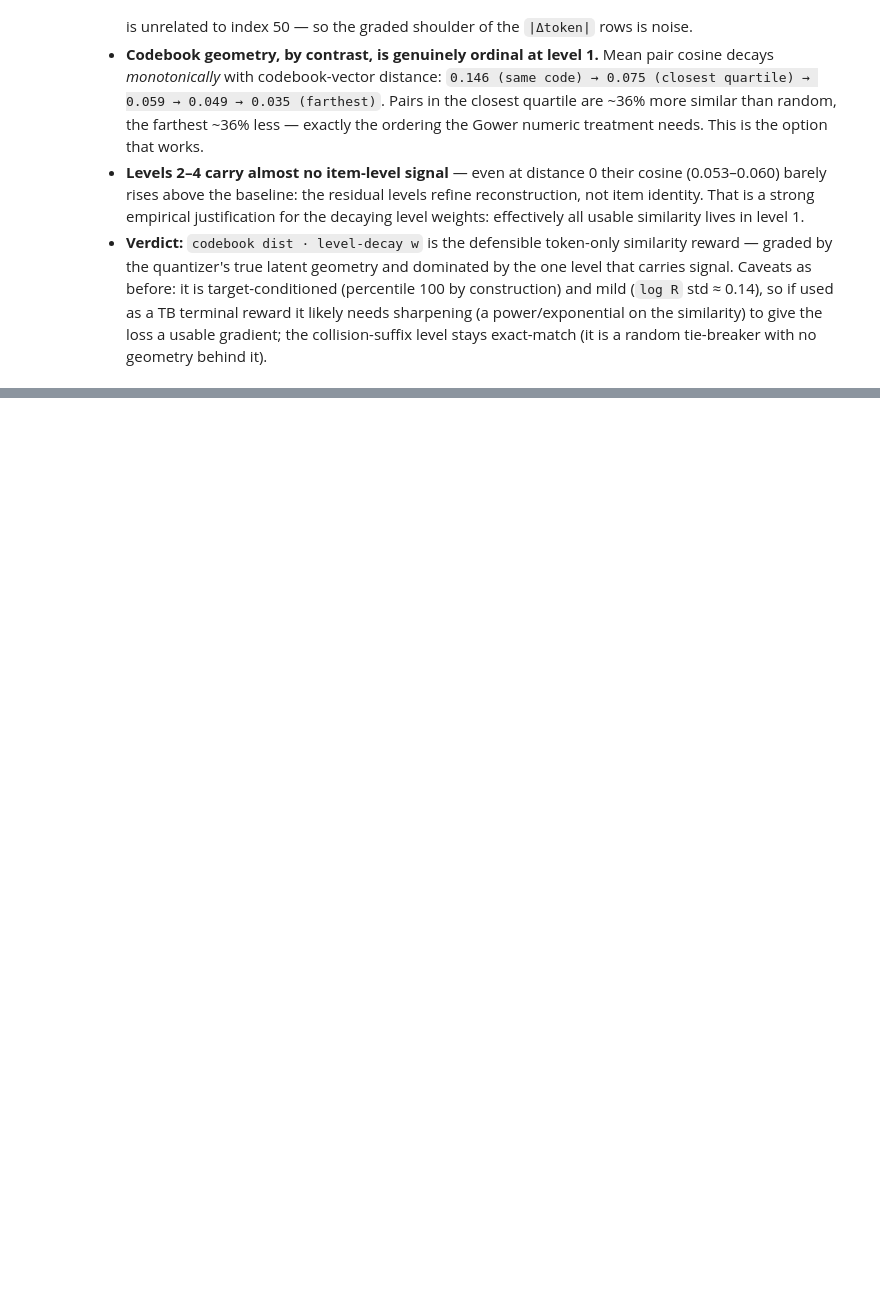
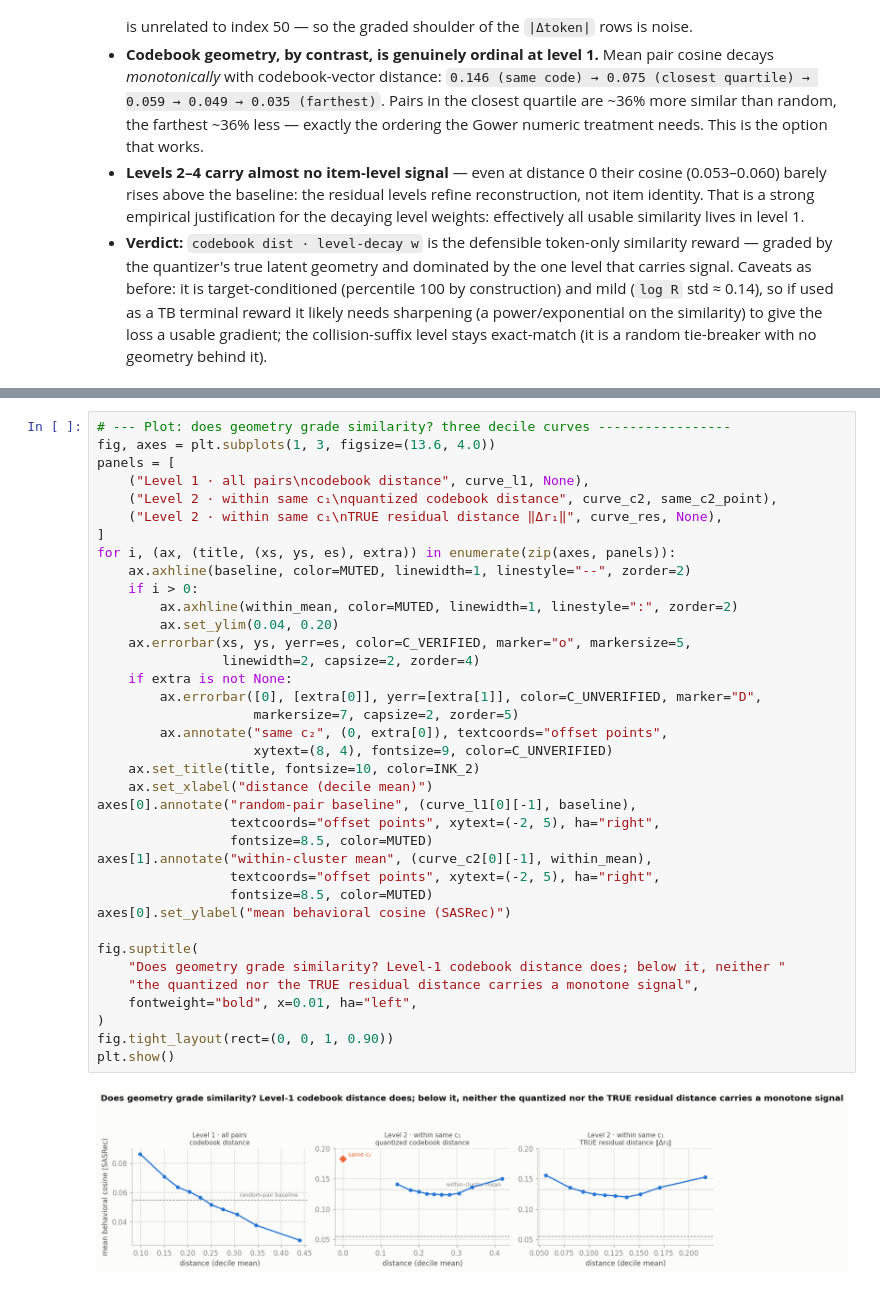
Before and after one commit to Anaxagor/flowrec, a Jupyter notebook: examples/amazon_reward_analysis.ipynb, the cells around one changed output, grey strips where cells are left out. Saved outputs shown, nothing was run; the diff lists cells and outputs as text; blank space fills up the shorter version.

```diff
--- a/examples/amazon_reward_analysis.ipynb
+++ b/examples/amazon_reward_analysis.ipynb
@@ -1281,0 +1855,39 @@ by CODEBOOK-vector distance (quartiles of nonzero distances):
+# %%
+# --- Plot: does geometry grade similarity? three decile curves -----------------
+fig, axes = plt.subplots(1, 3, figsize=(13.6, 4.0))
+panels = [
+    ("Level 1 · all pairs\ncodebook distance", curve_l1, None),
+    ("Level 2 · within same c₁\nquantized codebook distance", curve_c2, same_c2_point),
+    ("Level 2 · within same c₁\nTRUE residual distance ‖Δr₁‖", curve_res, None),
+]
+for i, (ax, (title, (xs, ys, es), extra)) in enumerate(zip(axes, panels)):
+    ax.axhline(baseline, color=MUTED, linewidth=1, linestyle="--", zorder=2)
+    if i > 0:
+        ax.axhline(within_mean, color=MUTED, linewidth=1, linestyle=":", zorder=2)
+        ax.set_ylim(0.04, 0.20)
+    ax.errorbar(xs, ys, yerr=es, color=C_VERIFIED, marker="o", markersize=5,
+                linewidth=2, capsize=2, zorder=4)
+    if extra is not None:
+        ax.errorbar([0], [extra[0]], yerr=[extra[1]], color=C_UNVERIFIED, marker="D",
+                    markersize=7, capsize=2, zorder=5)
+        ax.annotate("same c₂", (0, extra[0]), textcoords="offset points",
+                    xytext=(8, 4), fontsize=9, color=C_UNVERIFIED)
+    ax.set_title(title, fontsize=10, color=INK_2)
+    ax.set_xlabel("distance (decile mean)")
+axes[0].annotate("random-pair baseline", (curve_l1[0][-1], baseline),
+                 textcoords="offset points", xytext=(-2, 5), ha="right",
+                 fontsize=8.5, color=MUTED)
+axes[1].annotate("within-cluster mean", (curve_c2[0][-1], within_mean),
+                 textcoords="offset points", xytext=(-2, 5), ha="right",
+                 fontsize=8.5, color=MUTED)
+axes[0].set_ylabel("mean behavioral cosine (SASRec)")
+
+fig.suptitle(
+    "Does geometry grade similarity? Level-1 codebook distance does; below it, neither "
+    "the quantized nor the TRUE residual distance carries a monotone signal",
+    fontweight="bold", x=0.01, ha="left",
+)
+fig.tight_layout(rect=(0, 0, 1, 0.90))
+plt.show()
+# %% [output]
+[figure, added]
```
Also changed, not shown: parts of 17 cells of this notebook, 8 other files.
